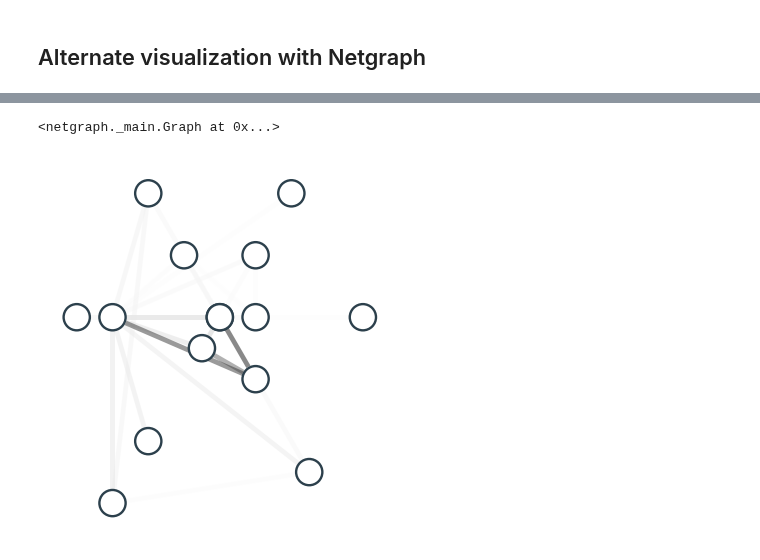
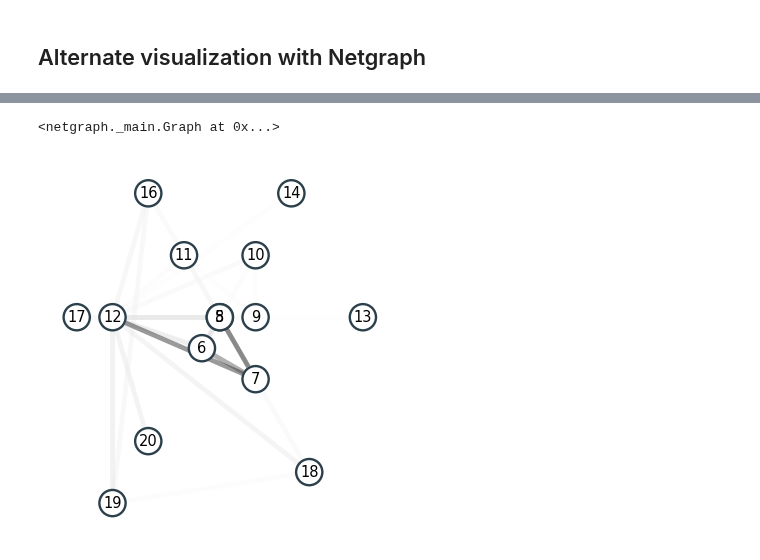
Before and after one commit to arpieb/adc2022-foss-ds-ml-tools, a Jupyter notebook: notebooks/03-graphs.ipynb, the cells around one changed output, grey strips where cells are left out. Drawn from its saved outputs; the diff is of its cells as text; code cells hidden in the pictures.

```diff
--- a/notebooks/03-graphs.ipynb
+++ b/notebooks/03-graphs.ipynb
@@ -134,5 +134,5 @@ plt.show()
 # %%
-Graph(H, node_layout='radial')
+Graph(H, node_layout='radial', node_labels=True)
 # %% [output]
 <netgraph._main.Graph at 0x...>
-[figure, old version]
+[figure, new version]
```
Also changed, not shown: parts of 5 cells of this notebook, 7 other files.
